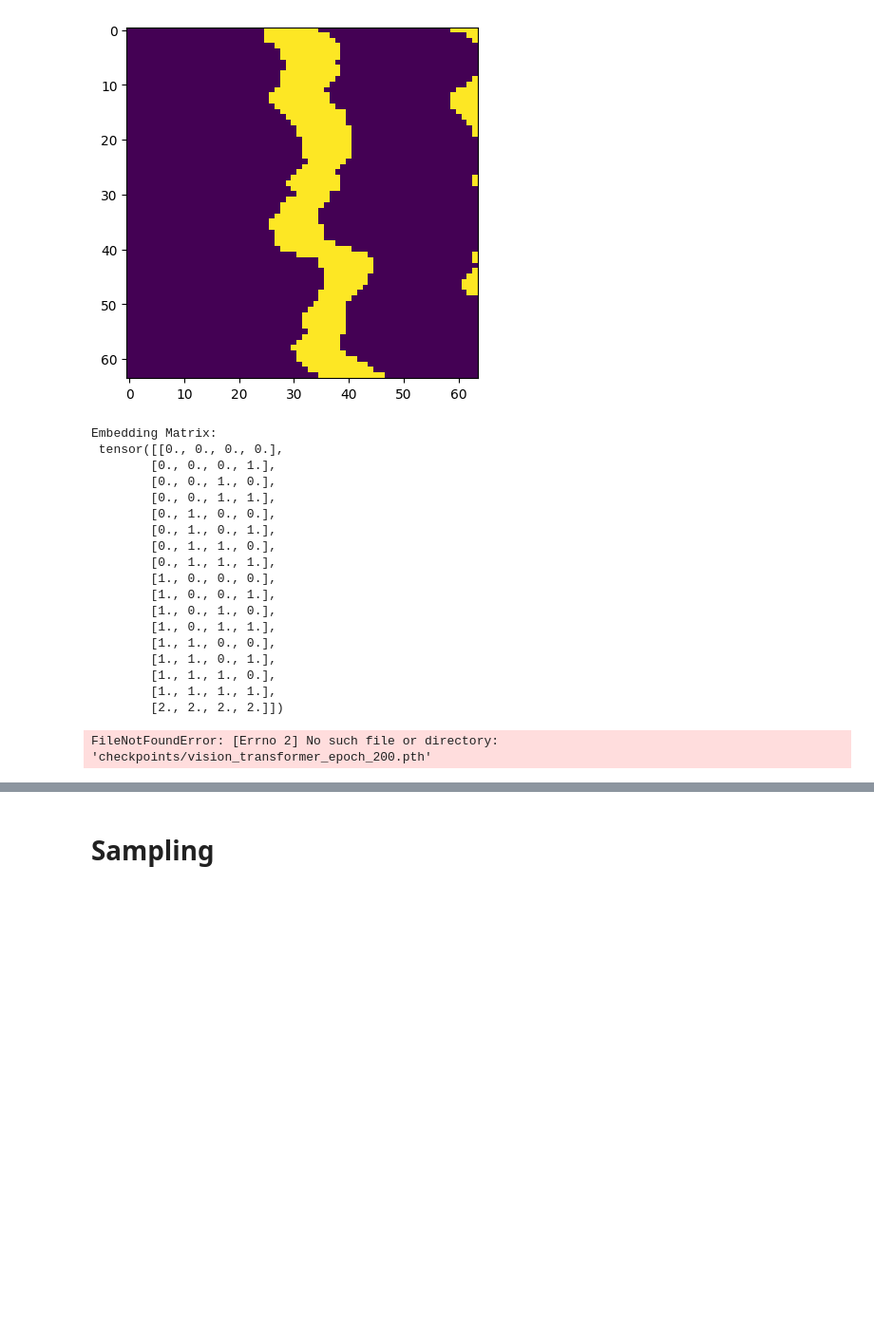
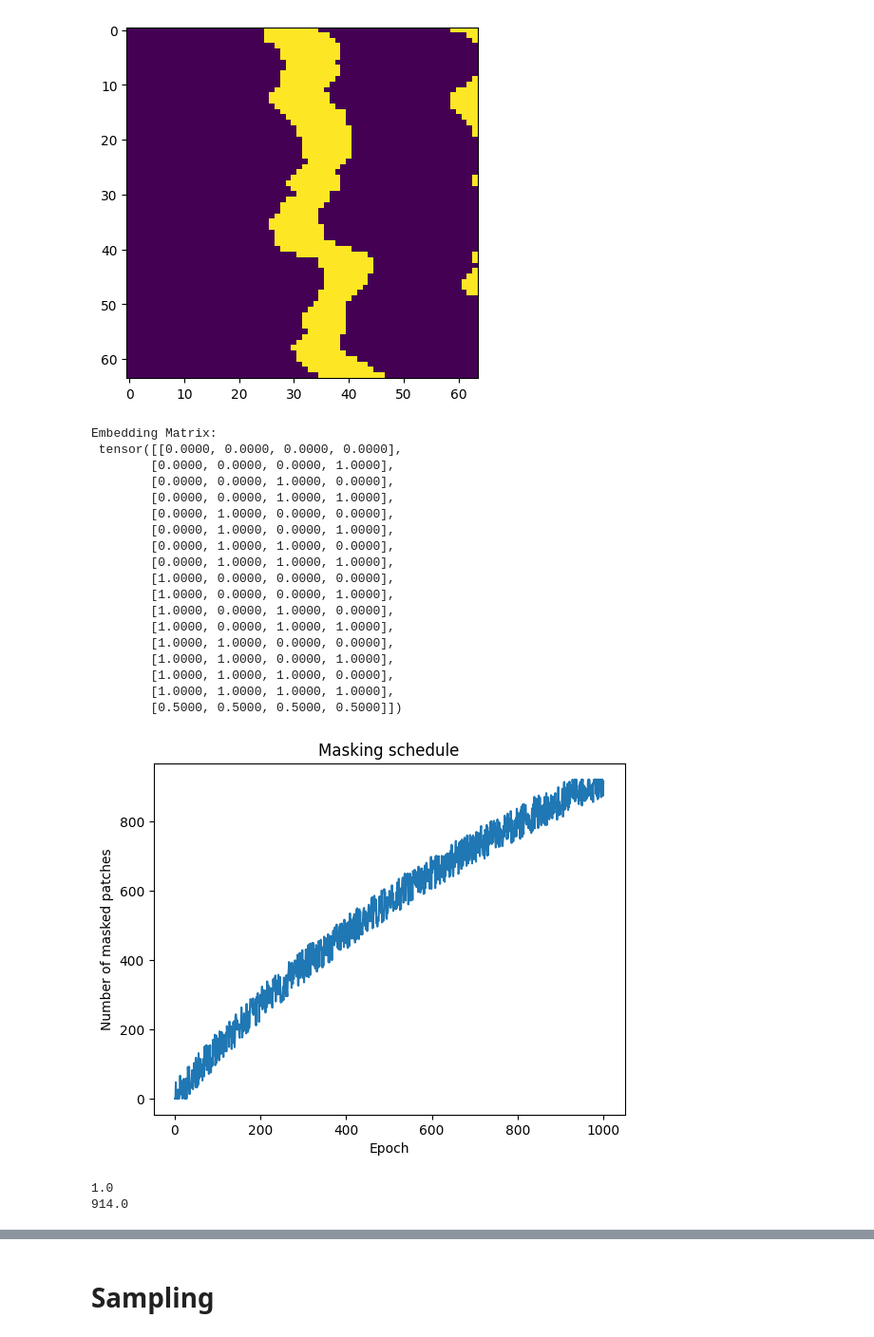
Before and after one commit to OscarOvanger/GeoDecepticon, a Jupyter notebook: training_notebook.ipynb, the cells around one changed output, grey strips where cells are left out. Shown: that part at 95% size. Cells and saved outputs as stored; diff of their text form; code cells hidden in the pictures; blank space fills up the shorter version.

```diff
--- a/training_notebook.ipynb
+++ b/training_notebook.ipynb
@@ -95,32 +95,26 @@ for i, patch in enumerate(patches):
     embedding_matrix[i, :] = patch  # Set the embedding to the patch values
 
 # Set the last row to all 2s for the masked patch
-embedding_matrix[-1, :] = 2  # Mask token embedding
+embedding_matrix[-1, :] = 0.5  # Mask token embedding
 
 
 print("Embedding Matrix:\n", embedding_matrix)
 # %% [output]
 Embedding Matrix:
- tensor([[0., 0., 0., 0.],
-        [0., 0., 0., 1.],
-        [0., 0., 1., 0.],
-        [0., 0., 1., 1.],
-        [0., 1., 0., 0.],
-        [0., 1., 0., 1.],
-        [0., 1., 1., 0.],
-        [0., 1., 1., 1.],
-        [1., 0., 0., 0.],
-        [1., 0., 0., 1.],
-        [1., 0., 1., 0.],
-        [1., 0., 1., 1.],
-        [1., 1., 0., 0.],
-        [1., 1., 0., 1.],
-        [1., 1., 1., 0.],
-        [1., 1., 1., 1.],
-        [2., 2., 2., 2.]])
+ tensor([[0.0000, 0.0000, 0.0000, 0.0000],
+        [0.0000, 0.0000, 0.0000, 1.0000],
+        [0.0000, 0.0000, 1.0000, 0.0000],
+        [0.0000, 0.0000, 1.0000, 1.0000],
+        [0.0000, 1.0000, 0.0000, 0.0000],
+        [0.0000, 1.0000, 0.0000, 1.0000],
+        [0.0000, 1.0000, 1.0000, 0.0000],
+        [0.0000, 1.0000, 1.0000, 1.0000],
+        [1.0000, 0.0000, 0.0000, 0.0000],
+        [1.0000, 0.0000, 0.0000, 1.0000],
+        [1.0000, 0.0000, 1.0000, 0.0000],
+        [1.0000, 0.0000, 1.0000, 1.0000],
+        [1.0000, 1.0000, 0.0000, 0.0000],
+        [1.0000, 1.0000, 0.0000, 1.0000],
+        [1.0000, 1.0000, 1.0000, 0.0000],
+        [1.0000, 1.0000, 1.0000, 1.0000],
+        [0.5000, 0.5000, 0.5000, 0.5000]])
-# %%
-# Load the model parameters
-checkpoint = torch.load("checkpoints/vision_transformer_epoch_200.pth")
-model.load_state_dict(checkpoint["model_state_dict"])  # Load model weights
-# %% [output]
-FileNotFoundError: [Errno 2] No such file or directory: 'checkpoints/vision_transformer_epoch_200.pth'
@@ -126,0 +170,16 @@ FileNotFoundError: [Errno 2] No such file or directory: 'checkpoints/vision_tran
+# %%
+x = np.linspace(1,1000,1000)
+max_masking = int(max_patches*0.9)
+rand_size = 50
+y = prob_log_scheduler(x,max_masking,num_epochs,rand_size)
+plt.plot(x,y)
+plt.title("Masking schedule")
+plt.xlabel("Epoch")
+plt.ylabel("Number of masked patches")
+plt.show()
+print(y[0])
+print(y[-1])
+# %% [output]
+[figure, added]
+1.0
+914.0
```
Also changed, not shown: parts of 5 cells of this notebook.
